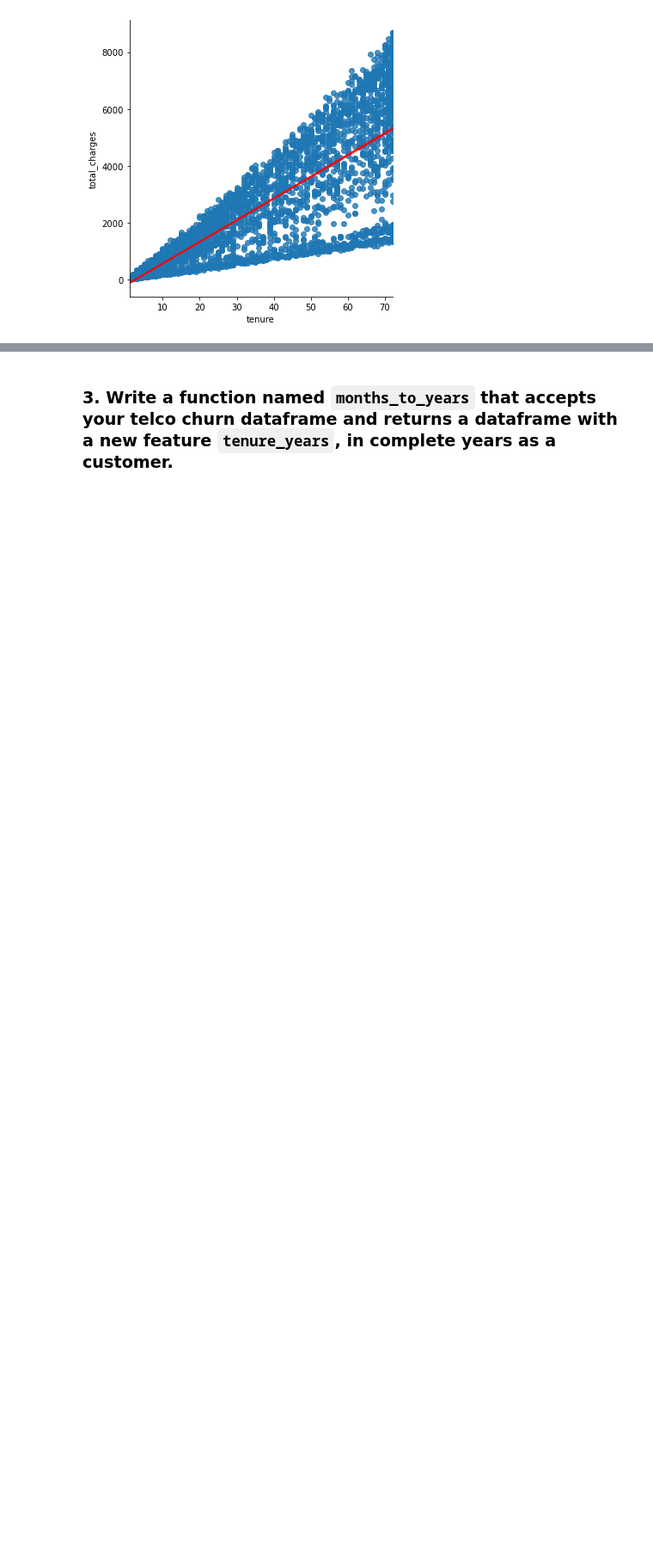
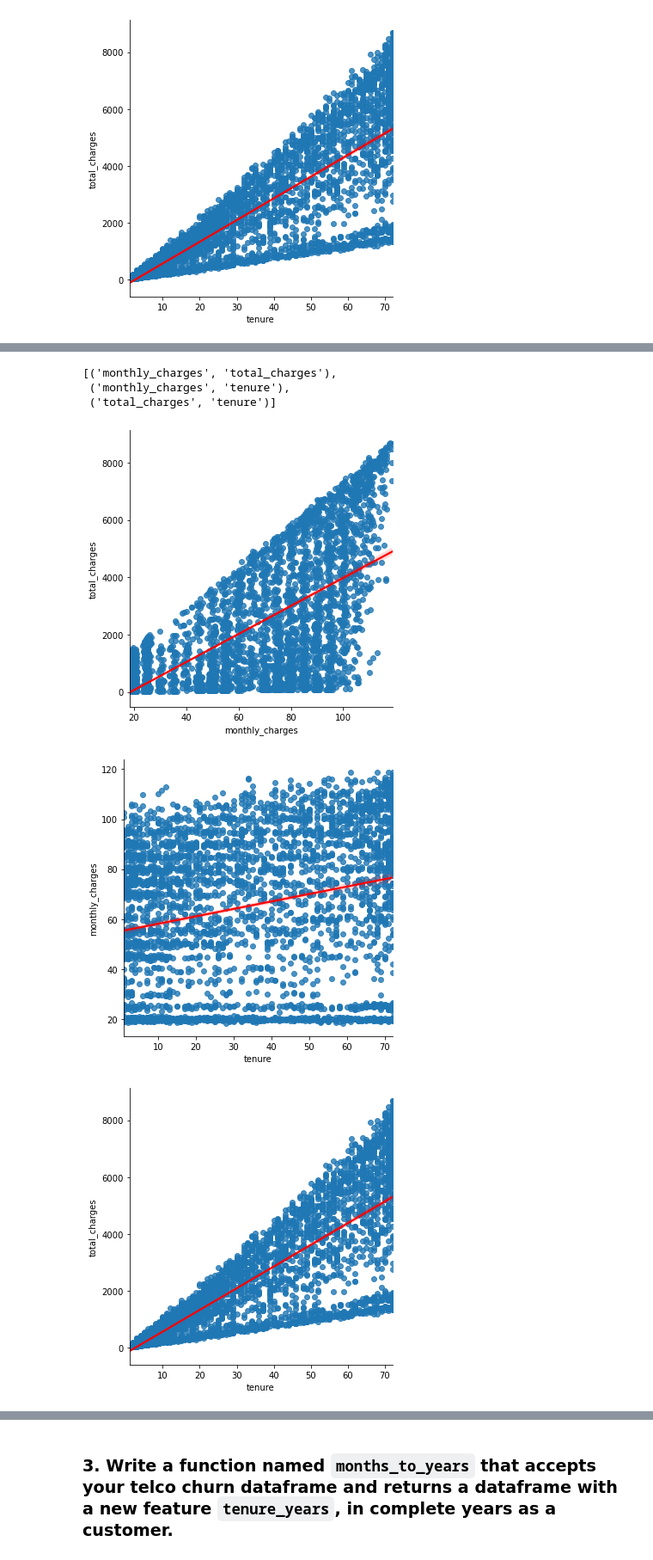
Before and after one commit to sophia-stewart/regression-exercises, a Jupyter notebook: explore.ipynb, the cells around one changed output, grey strips where cells are left out. Shown at 86% size. Cells and saved outputs as stored; diff of their text form; code cells hidden in the pictures; blank space fills up the shorter version.

```diff
--- a/explore.ipynb
+++ b/explore.ipynb
@@ -72,0 +82,28 @@ plot_variable_pairs(train)
+# %%
+# import module
+import itertools
+# see what combinations output will look like
+list(itertools.combinations(['monthly_charges', 'total_charges', 'tenure'], 2))
+# %% [output]
+[('monthly_charges', 'total_charges'),
+ ('monthly_charges', 'tenure'),
+ ('total_charges', 'tenure')]
+# %%
+# only want tenure plotted on the x-axis
+x_vars='tenure'
+# columns to be plotted
+cols = ['monthly_charges', 'total_charges', 'tenure']
+# create for loop to iterate through list of combinations
+for x, y in list(itertools.combinations(cols, 2)):
+    # if x_var in y position, switch x and y
+    if y in x_vars:
+        sns.lmplot(data=train, x=y, y=x, line_kws={'color':'red'})
+    # otherwise plot normally
+    else:
+        sns.lmplot(data=train,x=x, y=y, line_kws={'color':'red'})
+    # output plots
+    plt.show();
+# %% [output]
+[figure, added]
+[figure, added]
+[figure, added]
```
Also changed, not shown: parts of 25 cells of this notebook, 2 other files.
